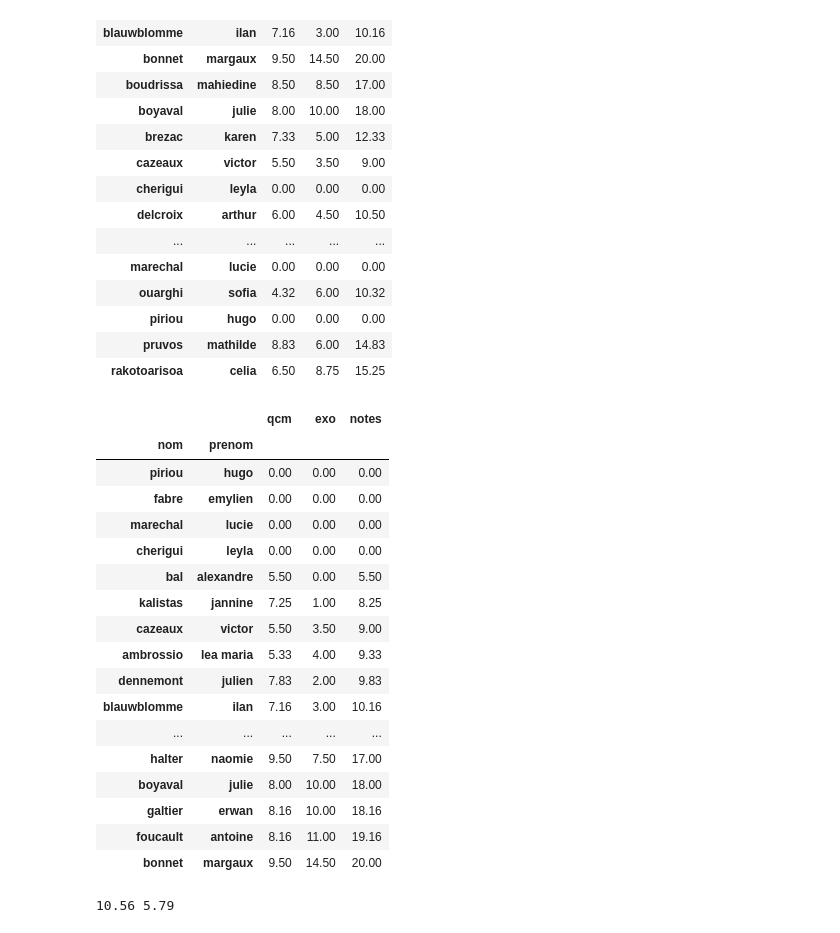
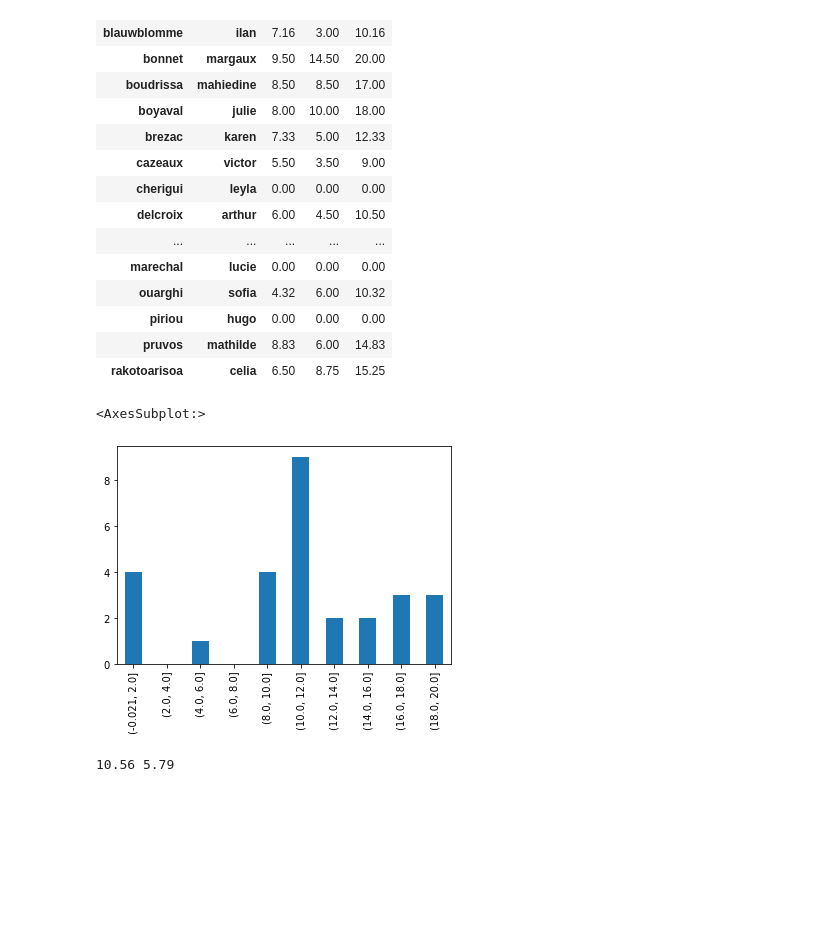
Before and after one commit to VincentReynaert/L1_Algo_local, a Jupyter notebook: jupyter/L1/RendusDM/Calcule notes.ipynb, the cells around one changed output. Saved outputs shown, nothing was run; the diff lists cells and outputs as text; code cells hidden in the pictures; blank space fills up the shorter version.

```diff
--- a/jupyter/L1/RendusDM/Calcule notes.ipynb
+++ b/jupyter/L1/RendusDM/Calcule notes.ipynb
@@ -31,26 +31,10 @@ df
 | pruvos | mathilde | 8.83 | 6.00 | 14.83 |
 | rakotoarisoa | celia | 6.50 | 8.75 | 15.25 |
 # %%
-df.sort_values("notes")
+df["notes"].value_counts(bins=10).sort_index().plot(kind='bar')
 # %% [output]
-|  |  | qcm | exo | notes |
-| nom | prenom |  |  |  |
-| piriou | hugo | 0.00 | 0.00 | 0.00 |
-| fabre | emylien | 0.00 | 0.00 | 0.00 |
-| marechal | lucie | 0.00 | 0.00 | 0.00 |
-| cherigui | leyla | 0.00 | 0.00 | 0.00 |
-| bal | alexandre | 5.50 | 0.00 | 5.50 |
-| kalistas | jannine | 7.25 | 1.00 | 8.25 |
-| cazeaux | victor | 5.50 | 3.50 | 9.00 |
-| ambrossio | lea maria | 5.33 | 4.00 | 9.33 |
-| dennemont | julien | 7.83 | 2.00 | 9.83 |
-| blauwblomme | ilan | 7.16 | 3.00 | 10.16 |
-| ... | ... | ... | ... | ... |
-| halter | naomie | 9.50 | 7.50 | 17.00 |
-| boyaval | julie | 8.00 | 10.00 | 18.00 |
-| galtier | erwan | 8.16 | 10.00 | 18.16 |
-| foucault | antoine | 8.16 | 11.00 | 19.16 |
-| bonnet | margaux | 9.50 | 14.50 | 20.00 |
+<AxesSubplot:>
+[figure, added]
 # %%
 df = pd.read_csv("GroupeC/notesL1C.txt",sep=",",index_col=["nom","prenom"])
 df.index = df.index.map(lambda x:(x[0].lower(),x[1].lower()))
```
Also changed, not shown: 14 other files.
